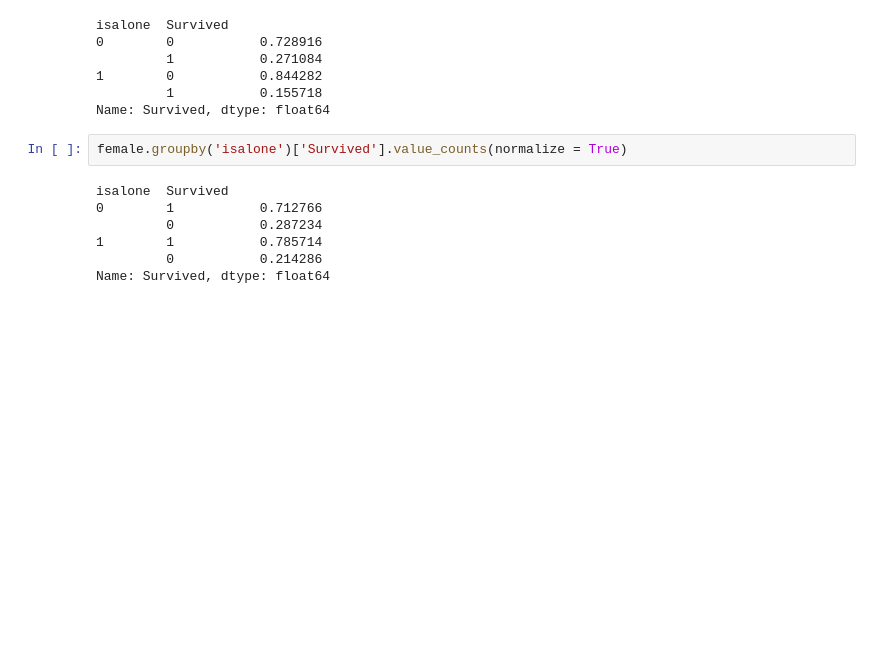
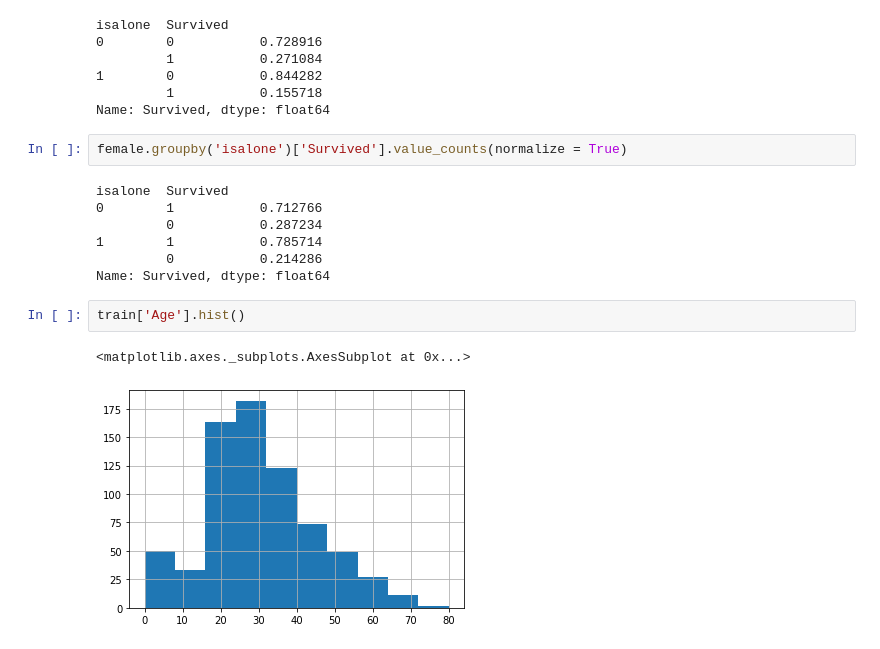
Before and after one commit to afolz121/titanic_model, a Jupyter notebook: discovery.ipynb, the cells around one changed output. Saved outputs shown, nothing was run; the diff lists cells and outputs as text; blank space fills up the shorter version.

```diff
--- a/discovery.ipynb
+++ b/discovery.ipynb
@@ -175,3 +139,8 @@ isalone  Survived
 1        1           0.785714
          0           0.214286
 Name: Survived, dtype: float64
+# %%
+train['Age'].hist()
+# %% [output]
+<matplotlib.axes._subplots.AxesSubplot at 0x...>
+[figure, added]
```
Also changed, not shown: parts of 6 cells of this notebook, 1 other file.
